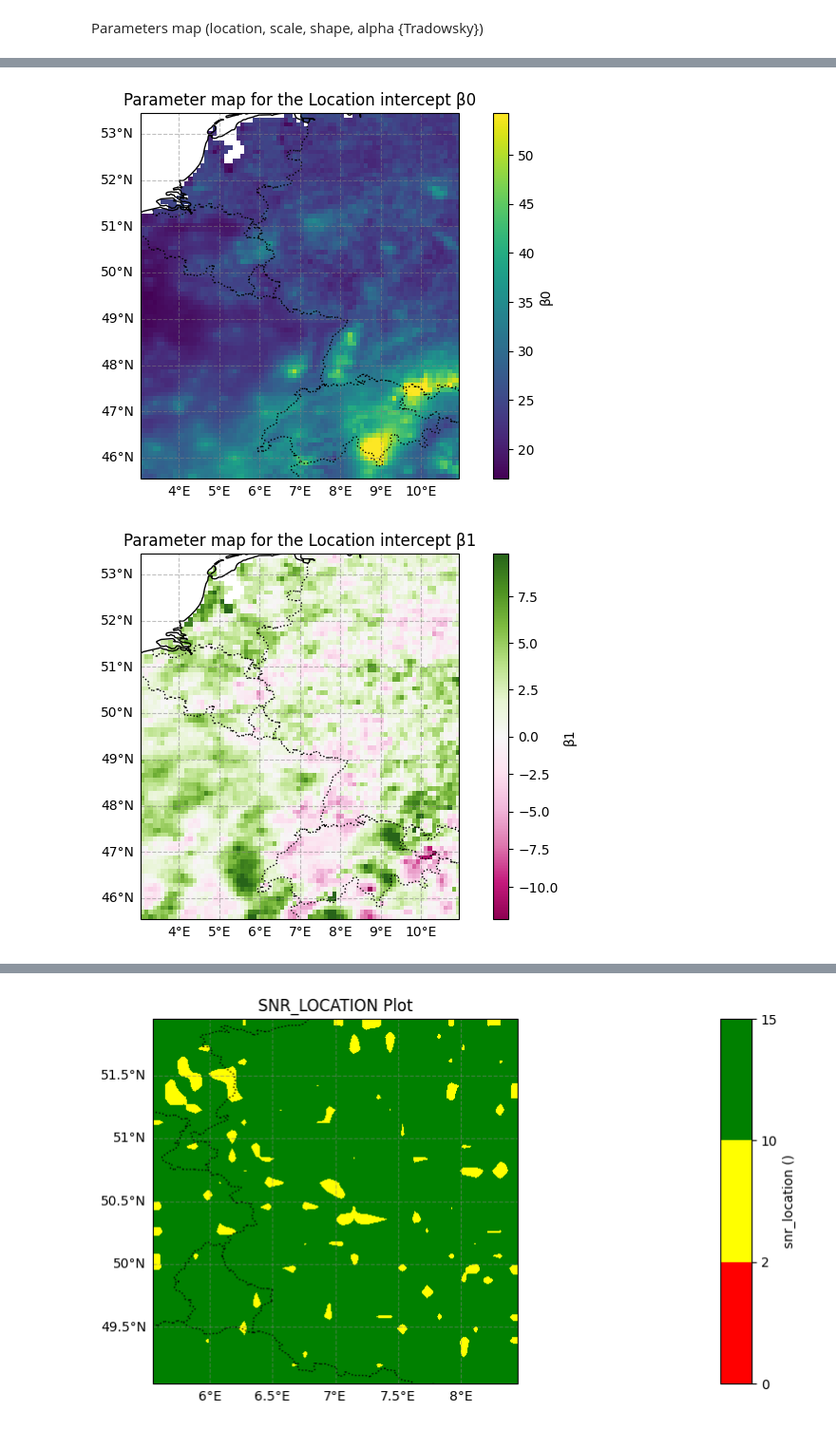
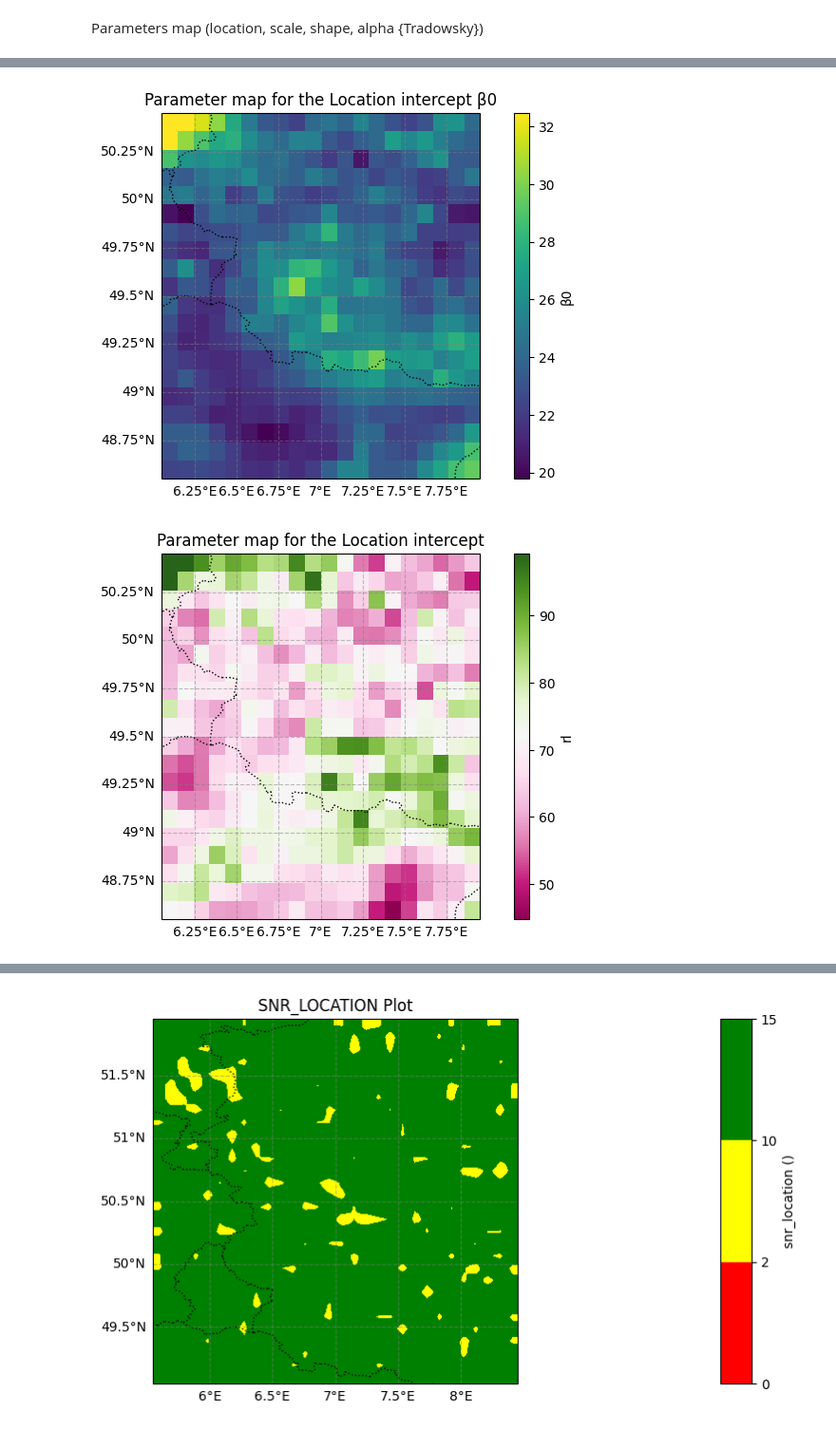
Before and after one commit to RPGSynth/EVT_Univariate, a Jupyter notebook: Exploration/main.ipynb, the cells around one changed output, grey strips where cells are left out. Shown at 95% size. Cells and saved outputs as stored; diff of their text form; code cells hidden in the pictures.

```diff
--- a/Exploration/main.ipynb
+++ b/Exploration/main.ipynb
@@ -105,8 +104,3 @@ Attributes:
     NCO:            netCDF Operators version 5.1.8 (Homepage = http://nco.sf....
 <matplotlib.collections.QuadMesh at 0x...>
 [figure]
-# %%
-data2 = load_netcdf(r"c:\ThesisData\EOBS\RainFallMeanEnsemble\rr_ens_mean_0.1deg_reg_v30.0e.nc")
-variable = data2["pr"].isel(time=0)
-variable.plot()
-#At this point it is still well conditionned.
@@ -118,12 +106,0 @@ Let's mask square arround norway to see if the data is still sanitized.
-# %%
-center_coordinates = (10.39, 63.43)  # Center around Ahr-Eifel basin (longitude, latitude)
-side_length = 6
-data3 = mask_square(
-        data2,
-        center_coordinates,
-        side_length
-    )
-variable = data3["pr"].isel(time=0)
-variable.plot()
-
-#Mask square is still healthy
@@ -1411,7 +1473,7 @@ Significance : *** p<0.001, ** p<0.01, * p<0.05
 Parameters map (location, scale, shape, alpha {Tradowsky})
 # %%
 center_coordinates = (7.0, 49.5)  # Center around Ahr-Eifel basin (longitude, latitude)
-side_length = 7
+side_length = 0.1
 EOBS_summer = mask_rectangle(ds = mask_time(load_netcdf(filepath=r"c:\ThesisData\EOBS\RainFallMeanEnsemble\rr_ens_mean_0.1deg_reg_v30.0e.nc", coords=('rr', 'latitude', 'longitude')),
 'summer'), center = center_coordinates,side_length=side_length)
 EOBS_summer
@@ -1482,10 +1529,11 @@ def fit_gev_model(ds, exog={'location':EOBS["tempanomalyMean"]}):
     xarray.Dataset: A Dataset containing the fitted parameters and SNR for each spatial pixel.
     """
     # Initialize arrays to store the model parameters and SNR for each pixel
+    location_param = np.full((ds.sizes['lat'], ds.sizes['lon']), np.nan)
+    b1_param = np.full((ds.sizes['lat'], ds.sizes['lon']), np.nan)
+    scale_param = np.full((ds.sizes['lat'], ds.sizes['lon']), np.nan)
     shape_param = np.full((ds.sizes['lat'], ds.sizes['lon']), np.nan)
-    b1_param = np.full((ds.sizes['lat'], ds.sizes['lon']), np.nan)
-    location_param = np.full((ds.sizes['lat'], ds.sizes['lon']), np.nan)
-    scale_param = np.full((ds.sizes['lat'], ds.sizes['lon']), np.nan)
+    rl_param = np.full((ds.sizes['lat'], ds.sizes['lon']), np.nan)
 
     # Loop over each spatial pixel
     for i, lat in enumerate(ds['lat'].values):
@@ -1498,20 +1546,23 @@ def fit_gev_model(ds, exog={'location':EOBS["tempanomalyMean"]}):
                 # Fit the GEV model
                 model = GEVSample(endog=prmax_series, exog=exog)
                 fit_result = model.fit()
+                rl = fit_result.return_level(T=[100]).summary()
 
                 # Store the fitted parameters
                 location_param[i, j] = fit_result.fitted_params[0]
-                b1_param[i,j] = fit_result.fitted_params[1]
+                #b1_param[i,j] = fit_result.fitted_params[1]
                 scale_param[i, j] = fit_result.fitted_params[2]
                 shape_param[i, j] = fit_result.fitted_params[3]
+                rl_param[i, j] = rl[0].item()
 
     # Create a Dataset to store the fitted parameters and SNR
     fitted_params_ds = xr.Dataset(
         {
             'shape': (['lat', 'lon'], shape_param),
             'location': (['lat', 'lon'], location_param),
-            'b1': (['lat', 'lon'], b1_param),
+            #'b1': (['lat', 'lon'], b1_param),
             'scale': (['lat', 'lon'], scale_param),
+            'rl': (['lat', 'lon'], rl_param)
         },
         coords={
             'lat': ds['lat'],
@@ -1538,27 +1600,27 @@ Data variables:
 # %%
 global_min = EOBS_gev_grid['location'].min()
 global_max = EOBS_gev_grid['location'].quantile(0.995)
 norm = colors.Normalize(vmin=global_min, vmax=global_max)  # Continuous scale normalization
 plot_datacube(EOBS_gev_grid, variable='location', cmap='viridis', norm=norm, title="Parameter map for the Location intercept β0", label="β0")
 
 
 # b1 - Divergent scale around 0, retain 'coolwarm'
-global_min = EOBS_gev_grid['b1'].min()
-global_max = EOBS_gev_grid['b1'].quantile(0.995)
-norm = colors.TwoSlopeNorm(vmin=global_min, vcenter=0, vmax=global_max)  # Diverging around 0
-plot_datacube(EOBS_gev_grid, variable='b1', cmap='PiYG', norm=norm, title="Parameter map for the Location intercept β1", label="β1")
+global_min = EOBS_gev_grid['rl'].min()
+global_max = EOBS_gev_grid['rl'].quantile(0.995)
+norm = colors.Normalize(vmin=global_min, vmax=global_max)  # Continuous scale normalization
+plot_datacube(EOBS_gev_grid, variable='rl', cmap='PiYG', norm=norm, title="Parameter map for the Location intercept", label="rl")
 
 # Scale (sigma) - Continuous scale, use a sequential colormap like 'plasma'
 global_min = EOBS_gev_grid['scale'].min()
 global_max = EOBS_gev_grid['scale'].quantile(0.995)
 norm = colors.Normalize(vmin=global_min, vmax=global_max)  # Continuous scale normalization
 plot_datacube(EOBS_gev_grid, variable='scale', cmap='plasma', norm=norm, title="Parameter map for the constant scale parameter α0 = σ̂", label="σ̂")
 
 # Shape (Xi) - Divergent scale around 0, retain 'coolwarm'
 global_min = EOBS_gev_grid['shape'].quantile(0.005)  # Lower bound for shape
 global_max = EOBS_gev_grid['shape'].quantile(0.995)  # Upper bound for shape
 norm = colors.TwoSlopeNorm(vmin=global_min, vcenter=0, vmax=global_max)  # Diverging around 0
 plot_datacube(EOBS_gev_grid, variable='shape', cmap='coolwarm', norm=norm, title="Parameter map for the constant shape parameter γ0 = ξ̂", label="ξ̂")
 # %% [output]
-[figure, old version]
+[figure, new version]
-[figure, old version]
+[figure, new version]
```
Also changed, not shown: parts of 24 cells of this notebook, 3 other files.
